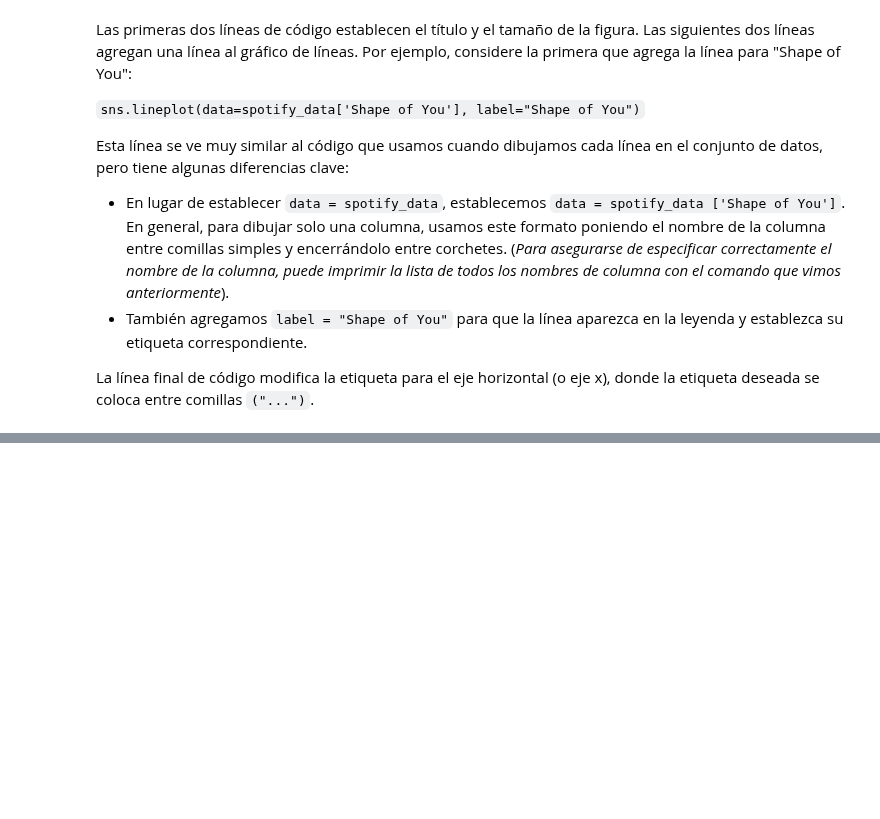
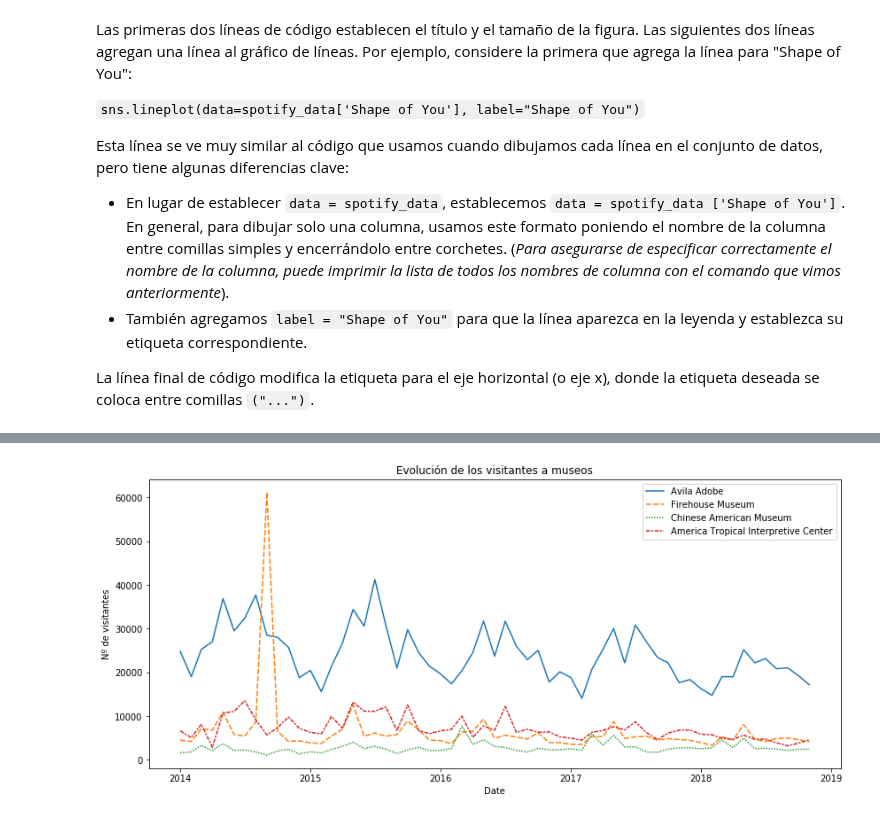
Before and after one commit to SgtSteiner/DataScience, a Jupyter notebook: Kaggle Courses/Data Visualization/2.Gráfico Líneas.ipynb, the cells around one changed output, grey strips where cells are left out. Saved outputs shown, nothing was run; the diff lists cells and outputs as text; code cells hidden in the pictures; blank space fills up the shorter version.

```diff
--- a/Kaggle Courses/Data Visualization/2.Grafico Líneas.ipynb
+++ b/Kaggle Courses/Data Visualization/2.Gráfico Líneas.ipynb
@@ -151,0 +181,6 @@ La línea final de código modifica la etiqueta para el eje horizontal (o eje x)
+# %%
+# Ruta del archivo a leer
+museum_filepath = "./input/museum_visitors.csv"
+
+# Fill in the line below to read the file into a variable museum_data
+museum_data = pd.read_csv(museum_filepath, index_col="Date", parse_dates=True)
@@ -151,0 +218,13 @@ La línea final de código modifica la etiqueta para el eje horizontal (o eje x)
+# %%
+# Establece el ancho y la altura de la figura
+plt.figure(figsize=(14,6))
+
+# Añade título
+plt.title("Evolución de los visitantes a museos")
+
+# Gráfico de líneas que muestra el número de visitantes en el tiempo por cada museo
+sns.lineplot(data=museum_data)
+
+plt.ylabel("Nº de visitantes");
+# %% [output]
+[figure, added]
```
Also changed, not shown: parts of 13 cells of this notebook, 3 other files.
